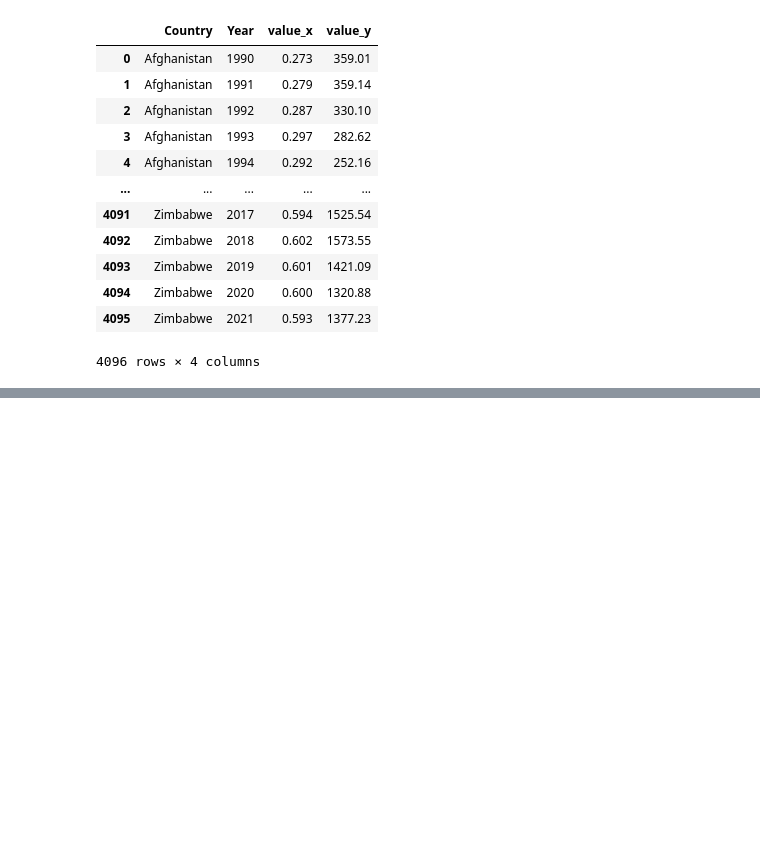
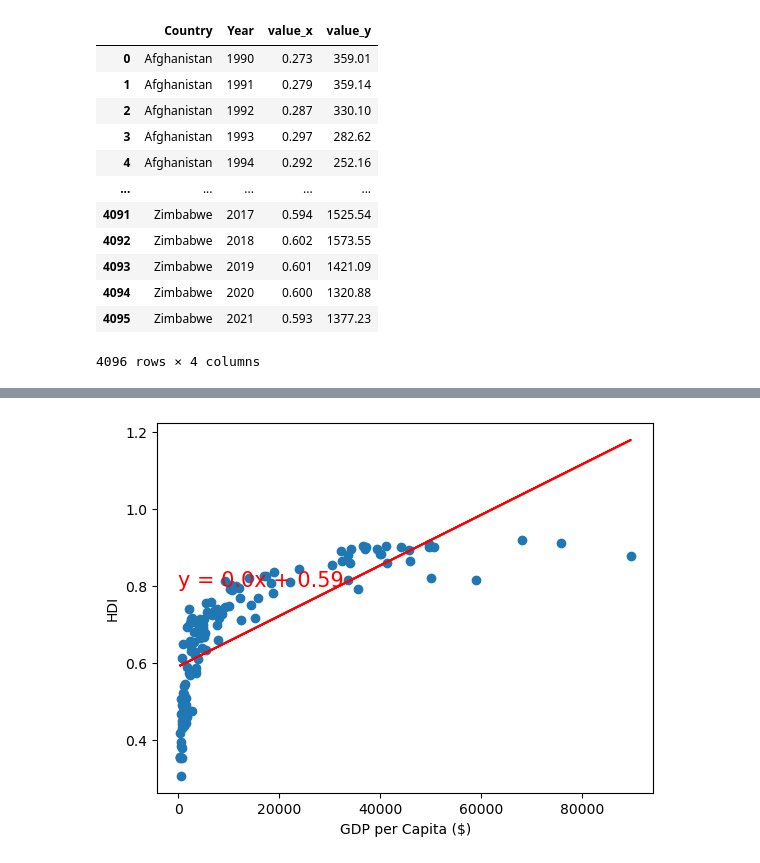
Before and after one commit to mcalabrese98/bootcamp-project1, a Jupyter notebook: stefan.h/project.ipynb, the cells around one changed output, grey strips where cells are left out. Cells and saved outputs as stored; diff of their text form; code cells hidden in the pictures; blank space fills up the shorter version.

```diff
--- a/stefan.h/project.ipynb
+++ b/stefan.h/project.ipynb
@@ -142,17 +159,20 @@ average_by_country_df.plot.scatter(x='GDP', y='HDI')
 # %%
 # Add the linear regression equation and line to plot
 x_values = average_by_country_df['GDP']
 y_values = average_by_country_df['HDI']
 
+# Ask about the slope value on this
 (slope, intercept, rvalue, pvalue, stderr) = linregress(x_values, y_values)
 regress_values = x_values * slope + intercept
 line_eq = "y = " + str(round(slope,2)) + "x + " + str(round(intercept,2))
 plt.scatter(x_values,y_values)
 plt.plot(x_values,regress_values,"r-")
 plt.annotate(line_eq,(5.8,0.8),fontsize=15,color="red")
-plt.xlabel('Rooms in House')
-plt.ylabel('Median House Prices ($100,000)')
+plt.xlabel('GDP per Capita ($)')
+plt.ylabel('HDI')
 plt.show()
+# %% [output]
+[figure, added]
 # %%
 
 #hdi_gdp_combined_df.plot.line(x='Year', y='HDI', figsize=(20, 10), title='Human Development')
```
Also changed, not shown: parts of 10 cells of this notebook, 2 other files.
